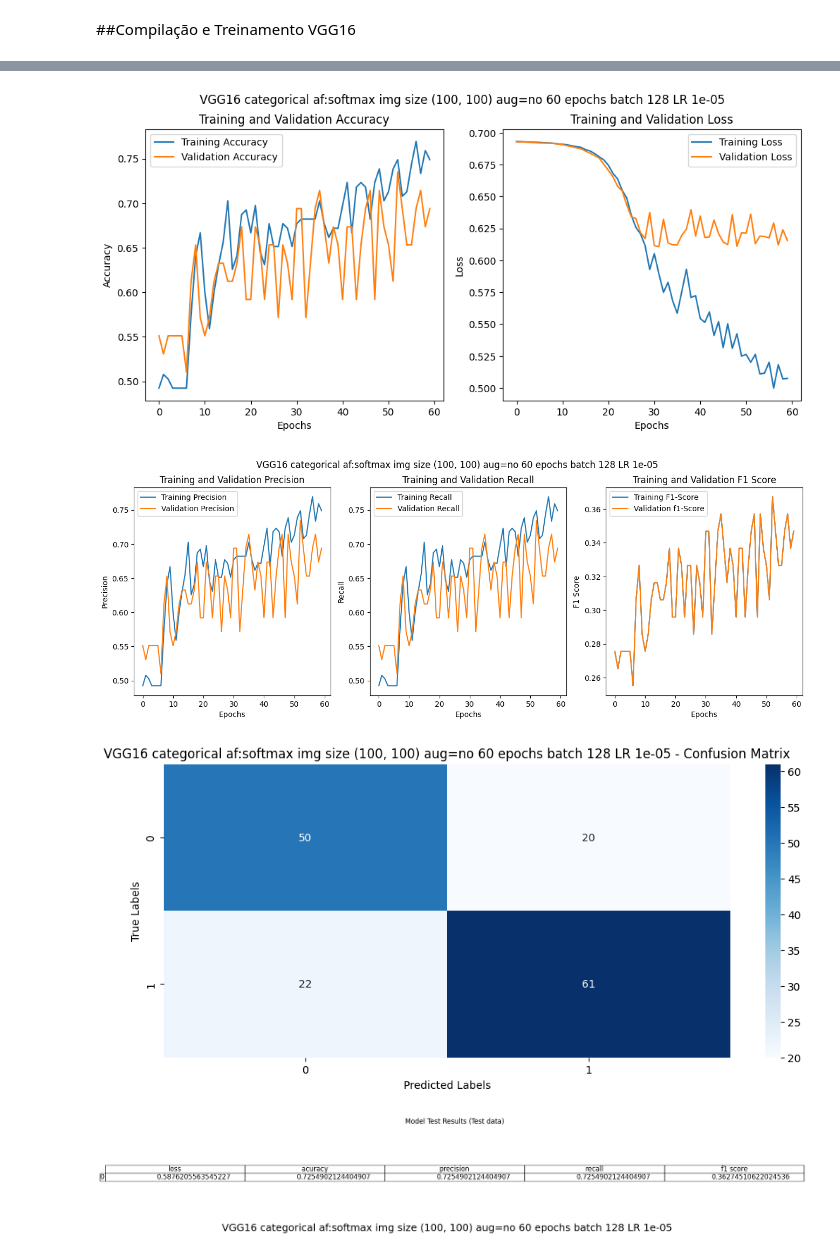
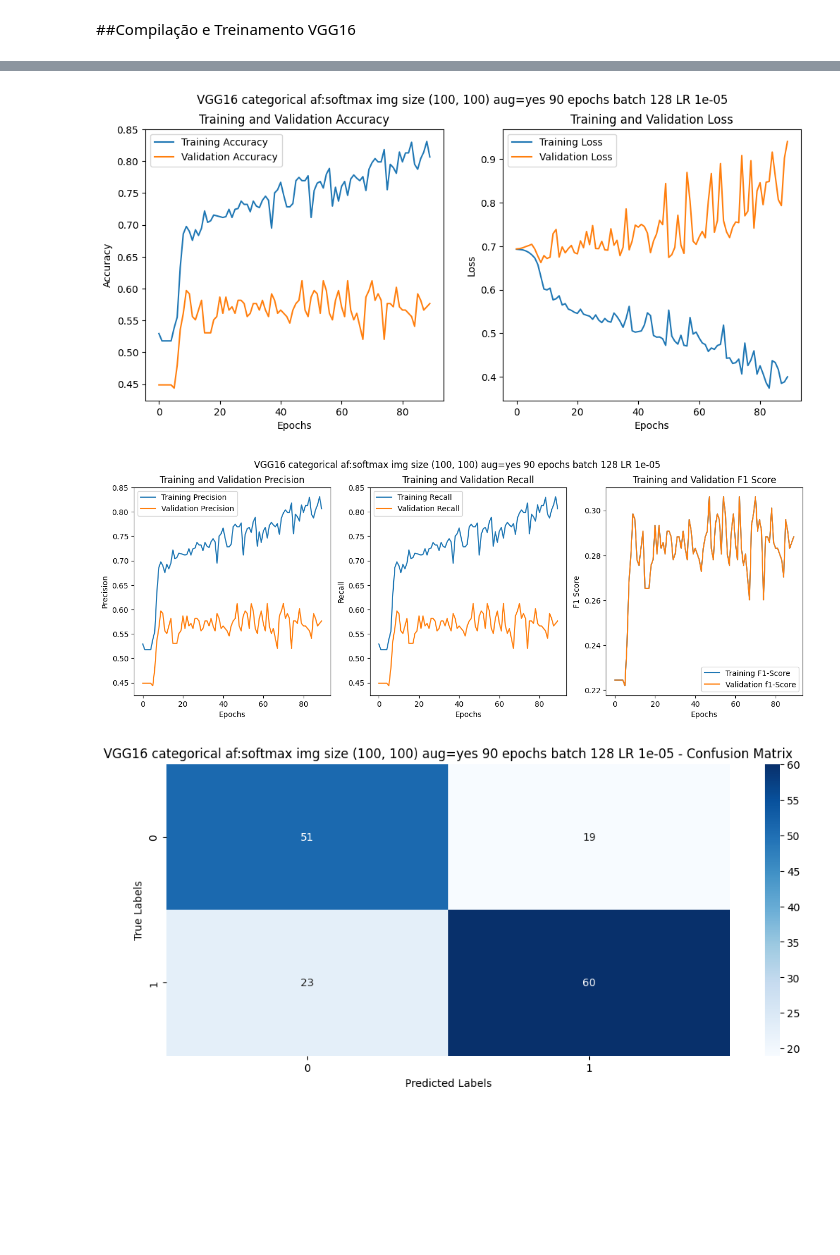
Before and after one commit to benector/ImageClassification-AlexNet-VGG16, a Jupyter notebook: Hymenoptera.ipynb, the cells around one changed output, grey strips where cells are left out. Cells and saved outputs as stored; diff of their text form; code cells hidden in the pictures; blank space fills up the shorter version.

```diff
--- a/Hymenoptera.ipynb
+++ b/Hymenoptera.ipynb
@@ -447,3 +410,15 @@ def create_vgg16(num_classes,input_shape,last_activation='softmax'):
         )
 # %% [markdown]
 ##Compilação e Treinamento VGG16
+# %%
+#Modo do dataset que pode ser categorical ou binary
+mode = "categorical"
+#Escala para aumentar o tamanho de uma das cópias das entradas
+scale=4
+#Tamanho da imagem
+img_size = (100,100)
+#Uso de aumento de dados
+aug=True
+#Obtendo conjuntos de teste e treinamento
+train_images, train_labels = load_dataset(base_dir+'/train',mode,img_size, aug=aug)
+test_images, test_labels = load_dataset(base_dir+'/val',mode,img_size)
@@ -450,6 +436,6 @@ def create_vgg16(num_classes,input_shape,last_activation='softmax'):
 # %%
 input_shape = (100,100,3)
-epochs=60
+epochs=90
 batch_size=128
 learning_rate= 1e-5
 threshold = 0.5
@@ -457,5 +443,3 @@ activation = 'softmax'
 loss_functions = {'categorical':tf.keras.losses.CategoricalCrossentropy(from_logits=False),
                 'binary':tf.keras.losses.BinaryCrossentropy(from_logits=False)}
 title = f"VGG16 {mode} af:{activation} img size {img_size} aug={'yes' if aug==True else 'no'} {epochs} epochs batch {batch_size} LR {learning_rate}"
-# %%
-title = f"VGG16 {mode} af:{activation} img size {img_size} aug={'yes' if aug==True else 'no'} {epochs} epochs batch {batch_size} LR {learning_rate}"
@@ -499,5 +480,4 @@ if mode == 'binary':
   plot_binary_confusion_matrix(vgg16, test_images, test_labels, threshold, title)
 else:
     plot_confusion_matrix(vgg16, test_images, test_labels, title)
-plot_table(result,vgg16.metrics_names,title)
 # %% [output]
@@ -506,5 +486,4 @@ titulo: VGG16 categorical af:softmax img size (100, 100) aug=no 60 epochs batch
 5/5 [==============================] - 0s 32ms/step
-[figure, old version]
+[figure, new version]
-[figure, old version]
+[figure, new version]
-[figure, old version]
+[figure, new version]
-[figure, removed]
```
Also changed, not shown: parts of 22 cells of this notebook.
